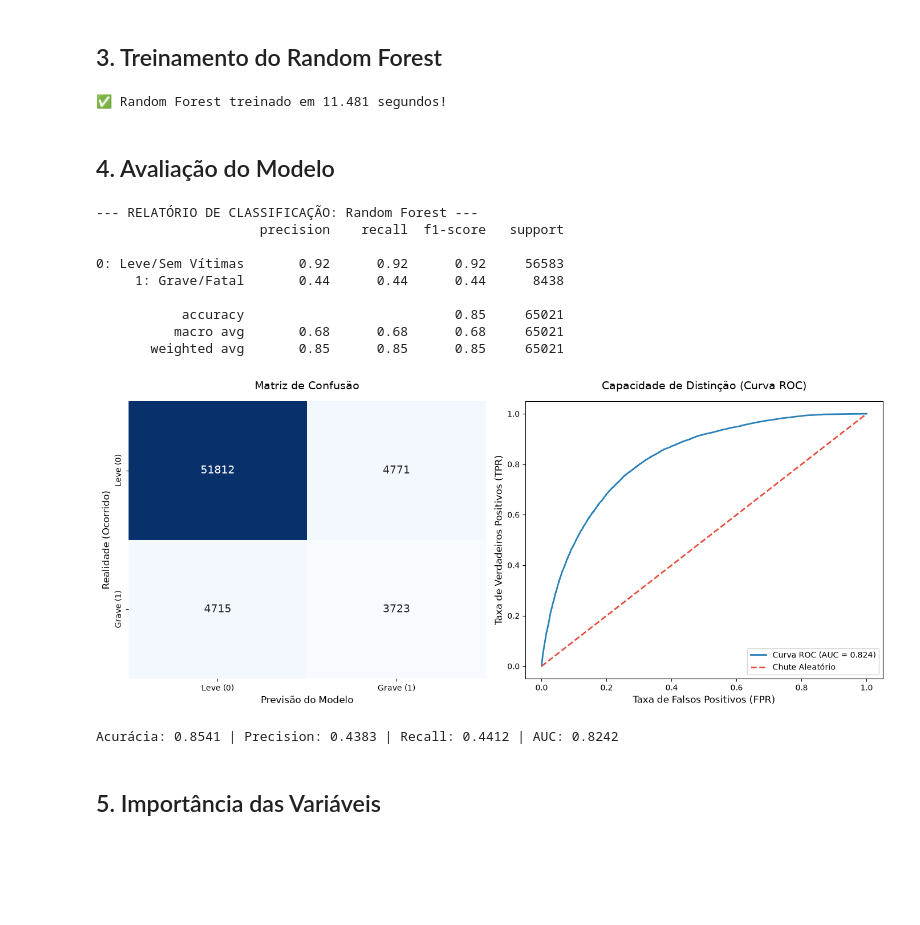
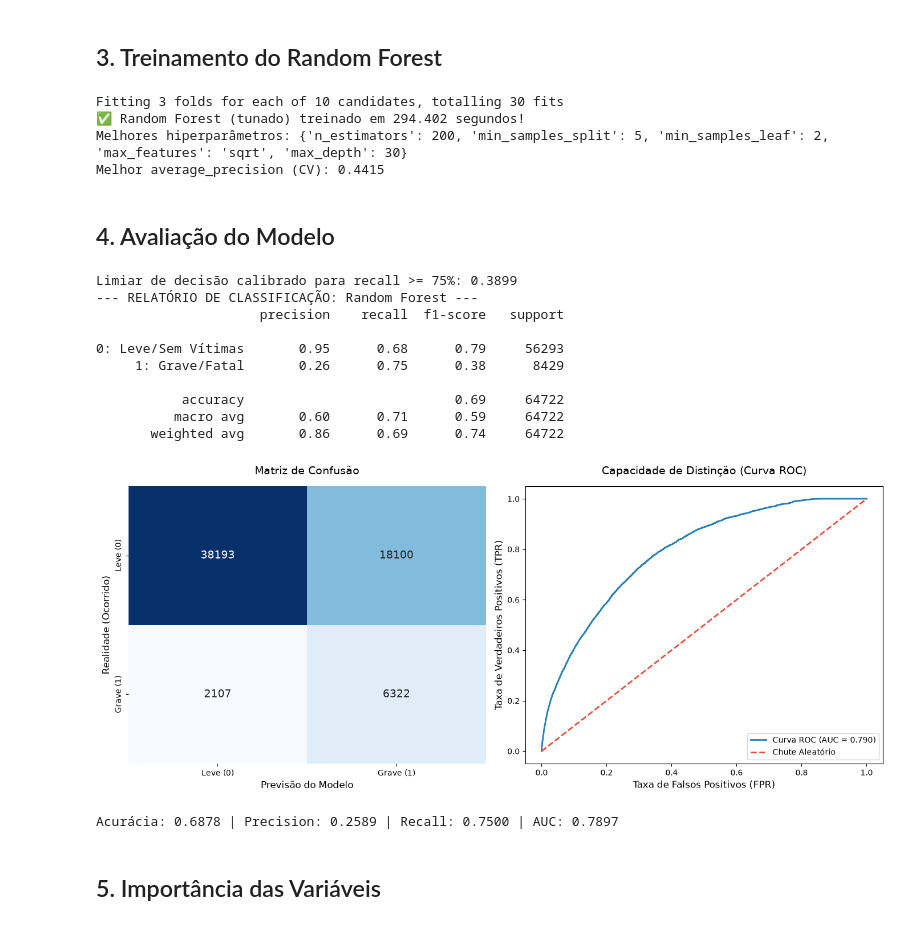
Before and after one commit to athaydegab/PredicaoAcidentesPRF, a Jupyter notebook: notebooks/05_notebook_random_forest.ipynb, the cells around one changed output. Cells and saved outputs as stored; diff of their text form; code cells hidden in the pictures; blank space fills up the shorter version.

```diff
--- a/notebooks/05_notebook_random_forest.ipynb
+++ b/notebooks/05_notebook_random_forest.ipynb
@@ -45,21 +45,70 @@ Total de features após encoding: 77
 ## 3. Treinamento do Random Forest
 # %%
 from sklearn.ensemble import RandomForestClassifier
+from sklearn.model_selection import RandomizedSearchCV, StratifiedKFold
 
-modelo = RandomForestClassifier(class_weight='balanced', random_state=42, n_jobs=-1)
+# Nenhuma versão anterior deste notebook tunava hiperparâmetros - usava só os valores
+# default do sklearn/xgboost/lightgbm. RandomizedSearchCV otimizando average_precision
+# (PR-AUC) em vez de accuracy/AUC, porque é a métrica mais informativa em datasets
+# desbalanceados (~13% de casos graves/fatais). cv=3 é StratifiedKFold simples (não
+# respeita agrupamento por acidente dentro do CV - só o split treino/teste externo é
+# agrupado); para eliminar esse resíduo, seria necessário propagar os grupos também
+# para dentro da busca (GroupKFold), fica como próximo passo se necessário.
+
+espaco_busca = {
+    'n_estimators': [100, 200, 300],
+    'max_depth': [10, 20, 30, None],
+    'min_samples_leaf': [1, 2, 5, 10],
+    'min_samples_split': [2, 5, 10],
+    'max_features': ['sqrt', 'log2'],
+}
+
+base = RandomForestClassifier(class_weight='balanced', random_state=42, n_jobs=1)
+
+busca = RandomizedSearchCV(
+    base, espaco_busca, n_iter=10, scoring='average_precision',
+    cv=StratifiedKFold(n_splits=3, shuffle=True, random_state=42),
+    random_state=42, n_jobs=-1, verbose=1,
+)
 
 tempo_inicio = time.time()
-modelo.fit(X_train, y_train)
+busca.fit(X_train, y_train)
 tempo_treino = time.time() - tempo_inicio
 
-print(f"✅ Random Forest treinado em {tempo_treino:.3f} segundos!")
+modelo = busca.best_estimator_
+print(f"✅ Random Forest (tunado) treinado em {tempo_treino:.3f} segundos!")
+print(f"Melhores hiperparâmetros: {busca.best_params_}")
+print(f"Melhor average_precision (CV): {busca.best_score_:.4f}")
 # %% [output]
-✅ Random Forest treinado em 11.481 segundos!
+Fitting 3 folds for each of 10 candidates, totalling 30 fits
+✅ Random Forest (tunado) treinado em 294.402 segundos!
+Melhores hiperparâmetros: {'n_estimators': 200, 'min_samples_split': 5, 'min_samples_leaf': 2, 'max_features': 'sqrt', 'max_depth': 30}
+Melhor average_precision (CV): 0.4415
 # %% [markdown]
 ## 4. Avaliação do Modelo
 # %%
-y_pred = modelo.predict(X_test)
+from sklearn.metrics import precision_recall_curve
+
+# Threshold calibrado por modelo (em vez de um valor fixo de 0.5 ou 0.25): modelos com
+# class_weight='balanced'/scale_pos_weight já deslocam a probabilidade prevista de forma
+# diferente entre si, então um corte fixo produz operações muito desiguais (ex.: um mesmo
+# 0.25 pode gerar 76% de recall num modelo e 96% - com precisão < 20% - em outro). Aqui
+# buscamos, para CADA modelo, o limiar que atinge pelo menos RECALL_ALVO de recall na
+# classe grave/fatal, priorizando não perder casos reais, mas escolhendo entre os limiares
+# válidos aquele que preserva a maior precisão possível (menos falso alarme).
+RECALL_ALVO = 0.75
+
 y_prob = modelo.predict_proba(X_test)[:, 1]
+precisions, recalls, thresholds = precision_recall_curve(y_test, y_prob)
+
+candidatos = recalls[:-1] >= RECALL_ALVO
+if candidatos.any():
+    LIMIAR_DECISAO = thresholds[candidatos][np.argmax(precisions[:-1][candidatos])]
+else:
+    LIMIAR_DECISAO = thresholds[np.argmax(recalls[:-1])]
+
+y_pred = (y_prob >= LIMIAR_DECISAO).astype(int)
+print(f"Limiar de decisão calibrado para recall >= {RECALL_ALVO:.0%}: {LIMIAR_DECISAO:.4f}")
 
 acc = accuracy_score(y_test, y_pred)
 prec = precision_score(y_test, y_pred)
@@ -70,40 +119,41 @@ print("--- RELATÓRIO DE CLASSIFICAÇÃO: Random Forest ---")
 print(classification_report(y_test, y_pred, target_names=['0: Leve/Sem Vítimas', '1: Grave/Fatal']))
 
 fig, axes = plt.subplots(1, 2, figsize=(14, 6))
 
 matriz = confusion_matrix(y_test, y_pred)
 sns.heatmap(matriz, annot=True, fmt='d', cmap='Blues', ax=axes[0],
             xticklabels=['Leve (0)', 'Grave (1)'],
             yticklabels=['Leve (0)', 'Grave (1)'],
             cbar=False, annot_kws={"size": 14})
 axes[0].set_title('Matriz de Confusão', fontsize=14, pad=15)
 axes[0].set_xlabel('Previsão do Modelo', fontsize=12)
 axes[0].set_ylabel('Realidade (Ocorrido)', fontsize=12)
 
 fpr, tpr, _ = roc_curve(y_test, y_prob)
 axes[1].plot(fpr, tpr, color='#2980b9', lw=2, label=f'Curva ROC (AUC = {auc:.3f})')
 axes[1].plot([0, 1], [0, 1], color='#e74c3c', lw=2, linestyle='--', label='Chute Aleatório')
 axes[1].set_title('Capacidade de Distinção (Curva ROC)', fontsize=14, pad=15)
 axes[1].set_xlabel('Taxa de Falsos Positivos (FPR)', fontsize=12)
 axes[1].set_ylabel('Taxa de Verdadeiros Positivos (TPR)', fontsize=12)
 axes[1].legend(loc='lower right')
 
 plt.tight_layout()
 plt.show()
 
 print(f"Acurácia: {acc:.4f} | Precision: {prec:.4f} | Recall: {rec:.4f} | AUC: {auc:.4f}")
 # %% [output]
+Limiar de decisão calibrado para recall >= 75%: 0.3899
 --- RELATÓRIO DE CLASSIFICAÇÃO: Random Forest ---
                      precision    recall  f1-score   support
 
-0: Leve/Sem Vítimas       0.92      0.92      0.92     56583
-     1: Grave/Fatal       0.44      0.44      0.44      8438
+0: Leve/Sem Vítimas       0.95      0.68      0.79     56293
+     1: Grave/Fatal       0.26      0.75      0.38      8429
 
-           accuracy                           0.85     65021
-          macro avg       0.68      0.68      0.68     65021
-       weighted avg       0.85      0.85      0.85     65021
+           accuracy                           0.69     64722
+          macro avg       0.60      0.71      0.59     64722
+       weighted avg       0.86      0.69      0.74     64722
-[figure, old version]
+[figure, new version]
-Acurácia: 0.8541 | Precision: 0.4383 | Recall: 0.4412 | AUC: 0.8242
+Acurácia: 0.6878 | Precision: 0.2589 | Recall: 0.7500 | AUC: 0.7897
 # %% [markdown]
 ## 5. Importância das Variáveis
 # %%
```
Also changed, not shown: parts of 5 cells of this notebook, 10 other files.
